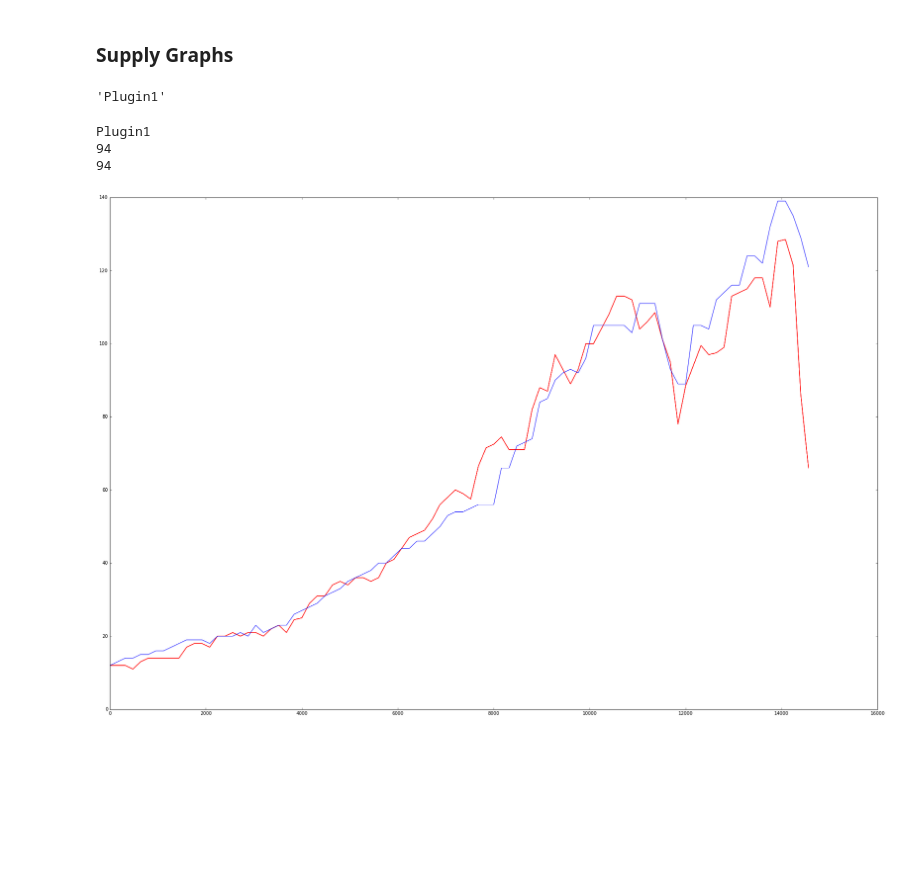
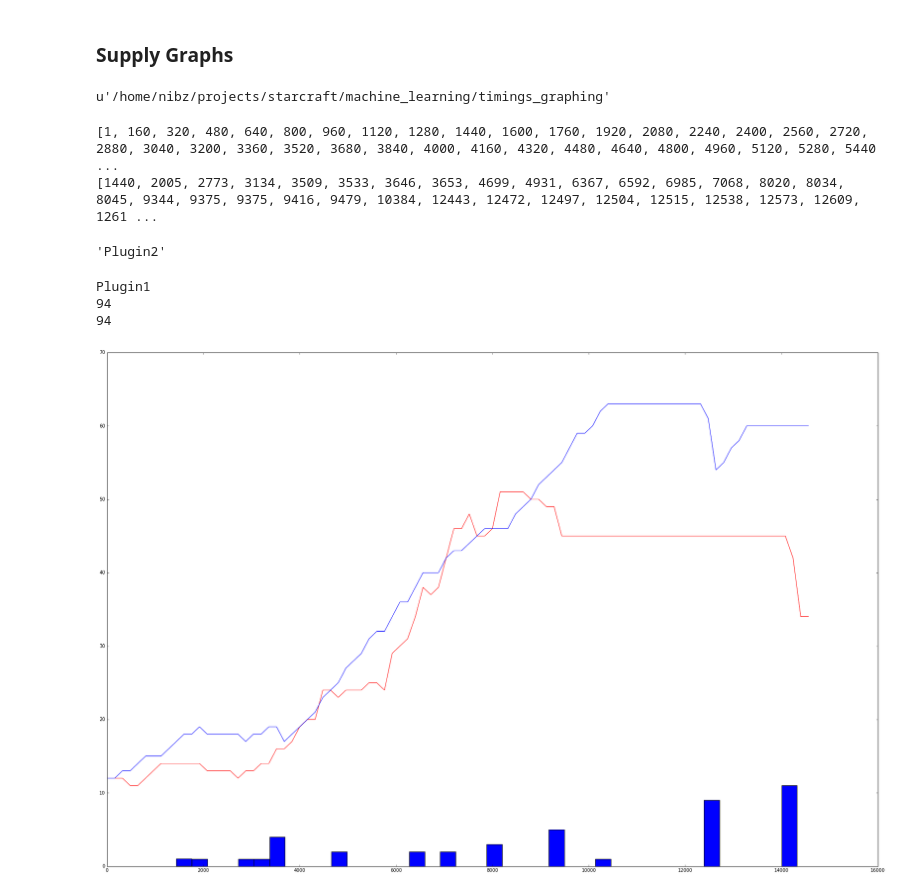
Before and after one commit to nibalizer/timings_graphing, a Jupyter notebook: Supply Graph.ipynb, the cells around one changed output. Cells and saved outputs as stored; diff of their text form; code cells hidden in the pictures; blank space fills up the shorter version.

Commit message:
Update workers graph

```diff
--- a/Supply Graph.ipynb
+++ b/Supply Graph.ipynb
@@ -7,24 +7,18 @@ import sc2reader
 from sc2reader.engine.plugins import ContextLoader, APMTracker
 from sc2reader.engine.plugins import SelectionTracker
 import time
-# %%
-class Plugin1():
-    def __init__(self):
-        self.name = "Plugin1"
-        self.player_1_frames = []
-        self.player_2_frames = []
-        self.player_1_supply = []
-        self.player_2_supply = []
-
-    def handlePlayerStatsEvent(self, event, replay):
-        if event.pid == 1:
-            self.player_1_frames.append(event.frame)
-            self.player_1_supply.append(event.food_used)
-        elif event.pid == 2:
-            self.player_2_frames.append(event.frame)
-            self.player_2_supply.append(event.food_used)
+# %%
+pwd
+# %% [output]
+u'/home/nibz/projects/starcraft/machine_learning/timings_graphing'
+# %%
+from workers_graph import Plugin1,Plugin2
+# %% [output]
+[1, 160, 320, 480, 640, 800, 960, 1120, 1280, 1440, 1600, 1760, 1920, 2080, 2240, 2400, 2560, 2720, 2880, 3040, 3200, 3360, 3520, 3680, 3840, 4000, 4160, 4320, 4480, 4640, 4800, 4960, 5120, 5280, 5440 ...
+[1440, 2005, 2773, 3134, 3509, 3533, 3646, 3653, 4699, 4931, 6367, 6592, 6985, 7068, 8020, 8034, 8045, 9344, 9375, 9375, 9416, 9479, 10384, 12443, 12472, 12497, 12504, 12515, 12538, 12573, 12609, 1261 ...
 # %%
 plugin1 = Plugin1()
+plugin2 = Plugin2()
 
 replay = sc2reader.load_replay(
     'thereplay.SC2Replay',
@@ -32,28 +26,33 @@ replay = sc2reader.load_replay(
         ContextLoader(),
         APMTracker(),
         plugin1,
+        plugin2,
         SelectionTracker(),
     ])
 )
 # %%
 plugin1.name
+
+plugin2.name
 # %% [output]
-'Plugin1'
+'Plugin2'
 # %%
 
 import matplotlib.pyplot as plt
 print plugin1.name
 print len(plugin1.player_1_frames)
-print len(plugin1.player_1_supply)
+print len(plugin1.player_1_worker_supply)
 plt.figure(1, figsize=(30,20))
-plt.plot(plugin1.player_1_frames, plugin1.player_1_supply, 'r-')
-plt.plot(plugin1.player_2_frames, plugin1.player_2_supply, 'b-')
+
+plt.hist(plugin2.worker_deaths, bins = 40)
+plt.plot(plugin1.player_1_frames, plugin1.player_1_worker_supply, 'r-')
+plt.plot(plugin1.player_2_frames, plugin1.player_2_worker_supply, 'b-')
 
 #plugin1.player_1_frames
 #plugin1.player_2_supply
 plt.show()
 # %% [output]
 Plugin1
 94
 94
-[figure, old version]
+[figure, new version]
```
